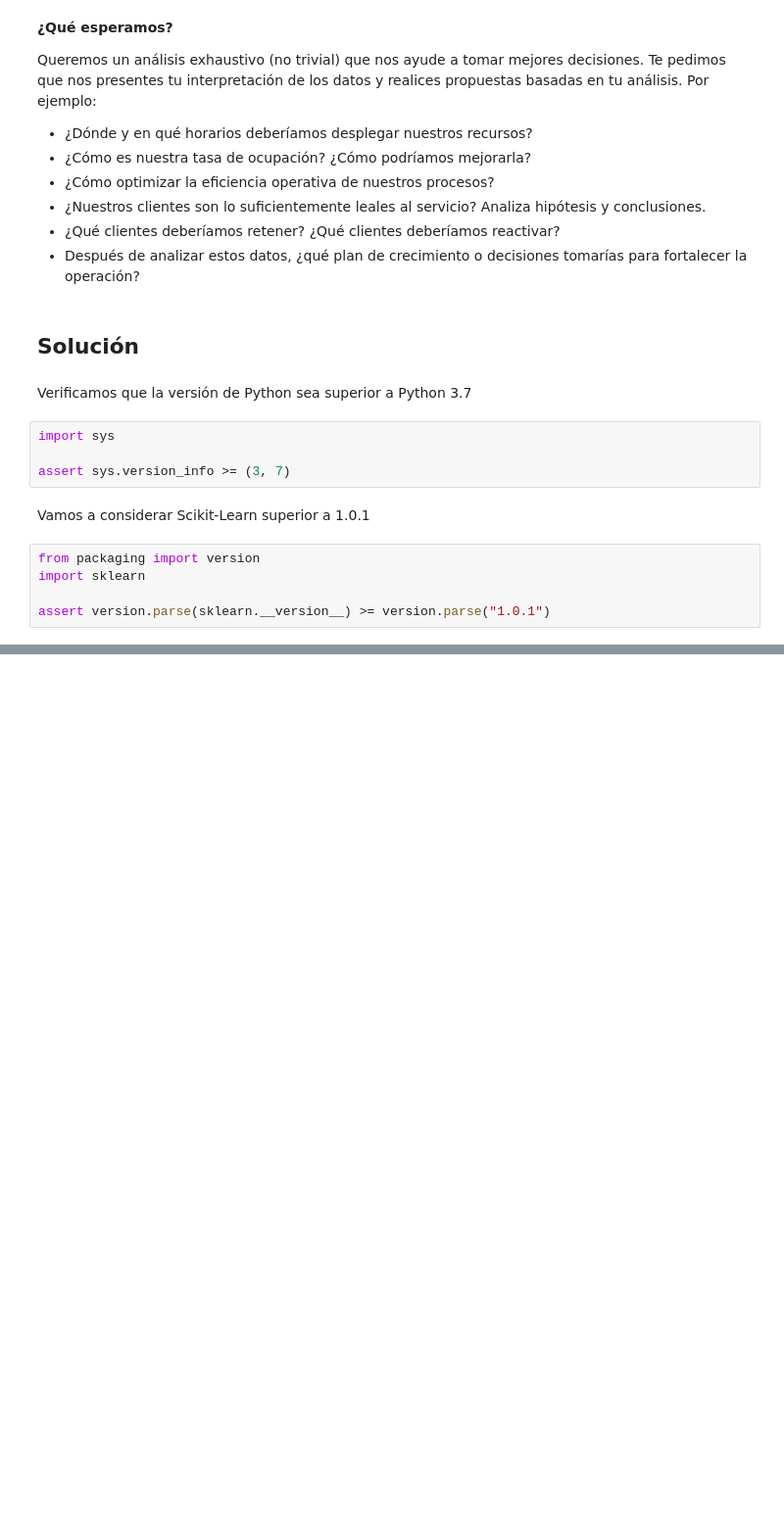
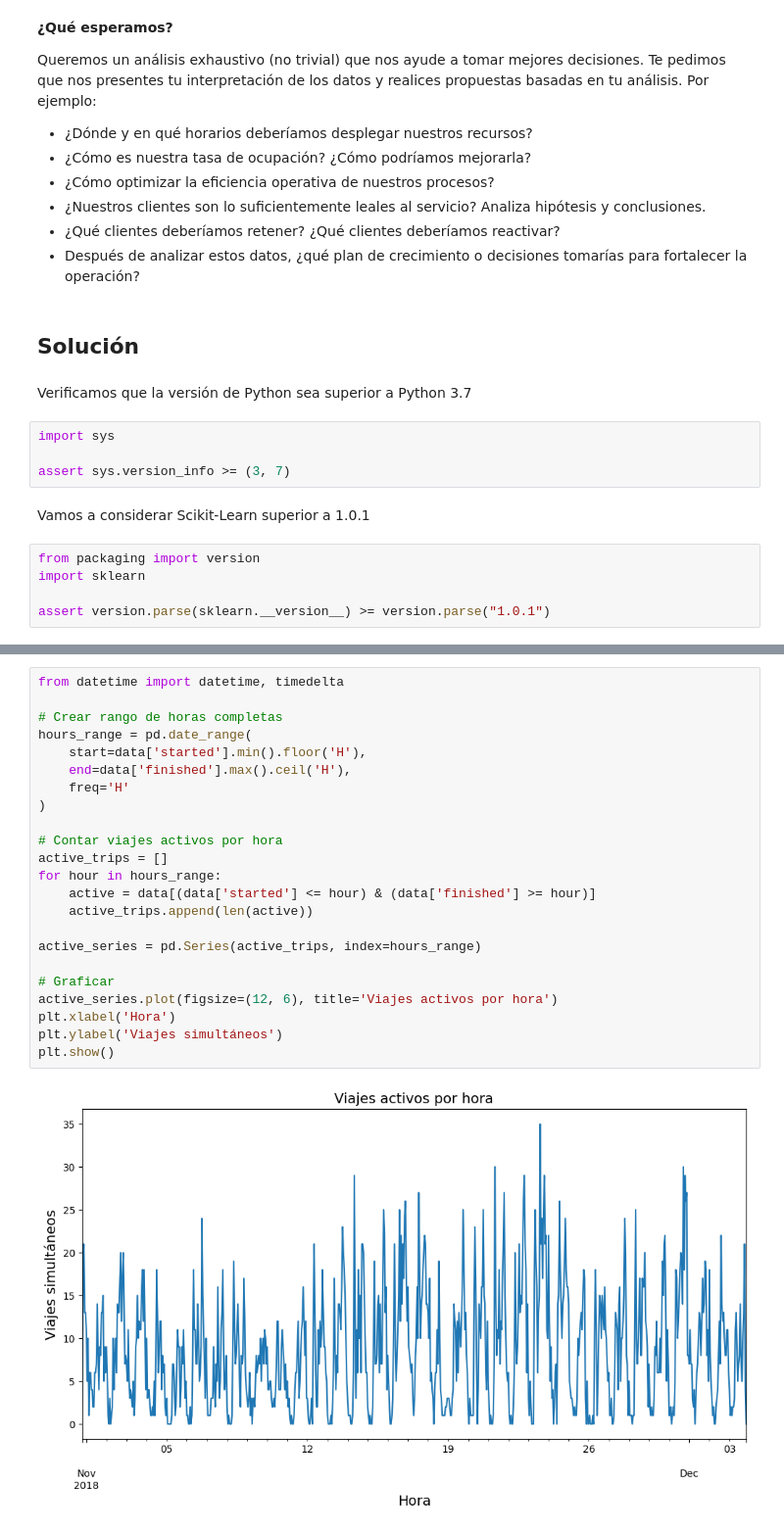
Before and after one commit to jesuusmontalvo/MIA_2024II_Machine_Learning, a Jupyter notebook: Learning/reto_banco_alfin.ipynb, the cells around one changed output, grey strips where cells are left out. Shown: that part at 98% size. Drawn from its saved outputs; the diff is of its cells as text; blank space fills up the shorter version.

```diff
--- a/Learning/reto_banco_alfin.ipynb
+++ b/Learning/reto_banco_alfin.ipynb
@@ -46,0 +210,25 @@ assert version.parse(sklearn.__version__) >= version.parse("1.0.1")
+# %%
+from datetime import datetime, timedelta
+
+# Crear rango de horas completas
+hours_range = pd.date_range(
+    start=data['started'].min().floor('H'),
+    end=data['finished'].max().ceil('H'),
+    freq='H'
+)
+
+# Contar viajes activos por hora
+active_trips = []
+for hour in hours_range:
+    active = data[(data['started'] <= hour) & (data['finished'] >= hour)]
+    active_trips.append(len(active))
+
+active_series = pd.Series(active_trips, index=hours_range)
+
+# Graficar
+active_series.plot(figsize=(12, 6), title='Viajes activos por hora')
+plt.xlabel('Hora')
+plt.ylabel('Viajes simultáneos')
+plt.show()
+# %% [output]
+[figure, added]
```
Also changed, not shown: parts of 18 cells of this notebook, 1 other file.
